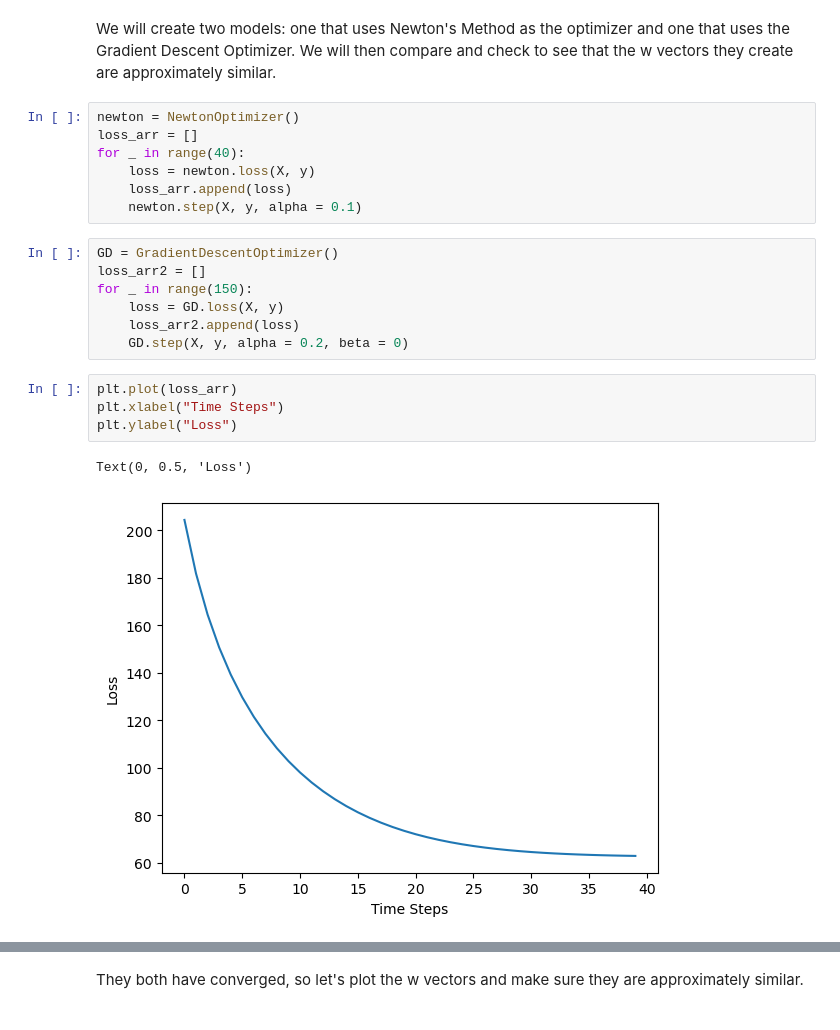
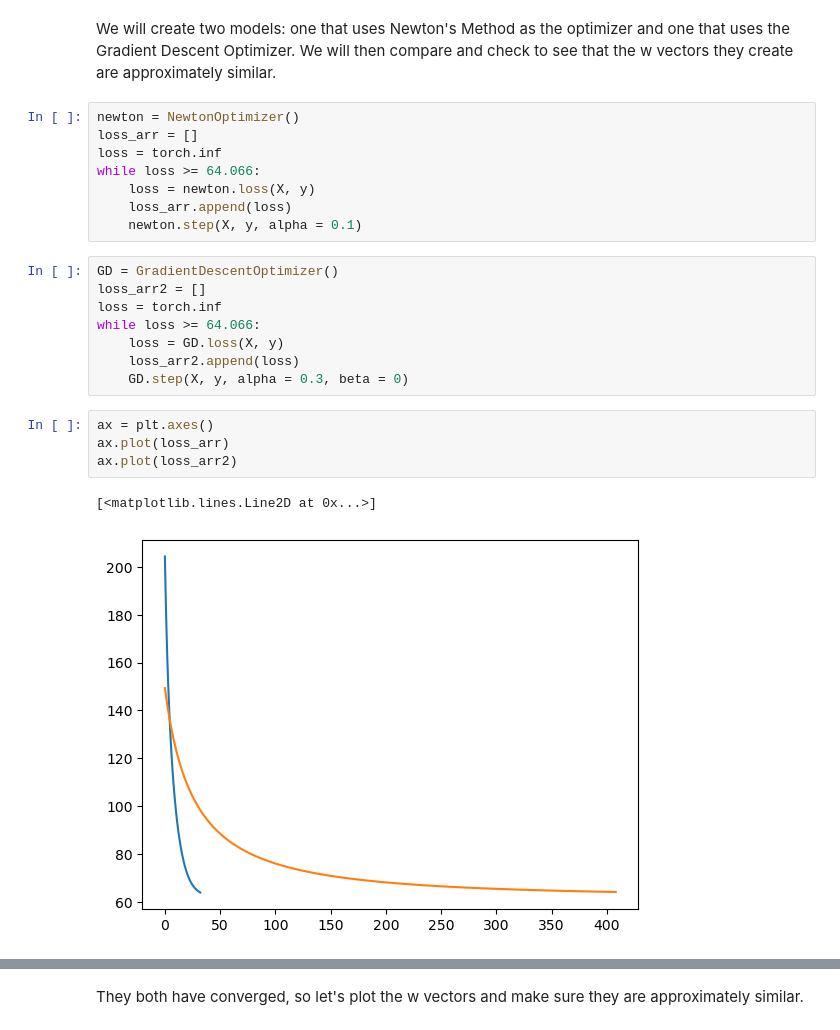
Before and after one commit to ellisterling/ellisterling.github.io, a Jupyter notebook: posts/newton/index.ipynb, the cells around one changed output, grey strips where cells are left out. Saved outputs shown, nothing was run; the diff lists cells and outputs as text.

```diff
--- a/posts/newton/index.ipynb
+++ b/posts/newton/index.ipynb
@@ -44,24 +44,26 @@ We will create two models: one that uses Newton's Method as the optimizer and on
 # %%
 newton = NewtonOptimizer()
 loss_arr = []
-for _ in range(40):
+loss = torch.inf
+while loss >= 64.066:
     loss = newton.loss(X, y)
     loss_arr.append(loss)
     newton.step(X, y, alpha = 0.1)
 # %%
 GD = GradientDescentOptimizer()
 loss_arr2 = []
-for _ in range(150):
+loss = torch.inf
+while loss >= 64.066:
     loss = GD.loss(X, y)
     loss_arr2.append(loss)
-    GD.step(X, y, alpha = 0.2, beta = 0)
+    GD.step(X, y, alpha = 0.3, beta = 0)
 # %%
-plt.plot(loss_arr)
-plt.xlabel("Time Steps")
-plt.ylabel("Loss")
+ax = plt.axes()
+ax.plot(loss_arr)
+ax.plot(loss_arr2)
 # %% [output]
-Text(0, 0.5, 'Loss')
+[<matplotlib.lines.Line2D at 0x...>]
-[figure, old version]
+[figure, new version]
 # %%
 plt.plot(loss_arr2)
 plt.xlabel("Time Steps")
```
Also changed, not shown: parts of 24 cells of this notebook, 26 other files.
